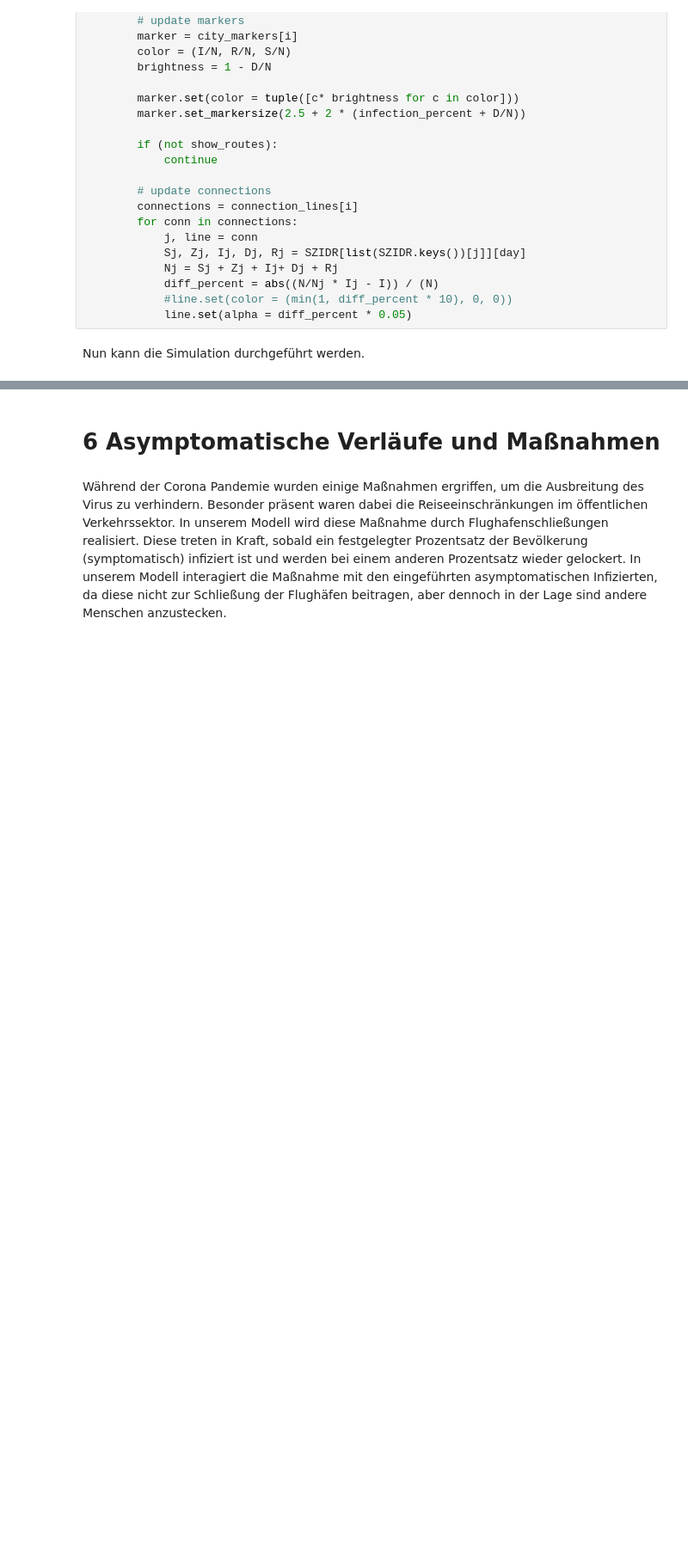
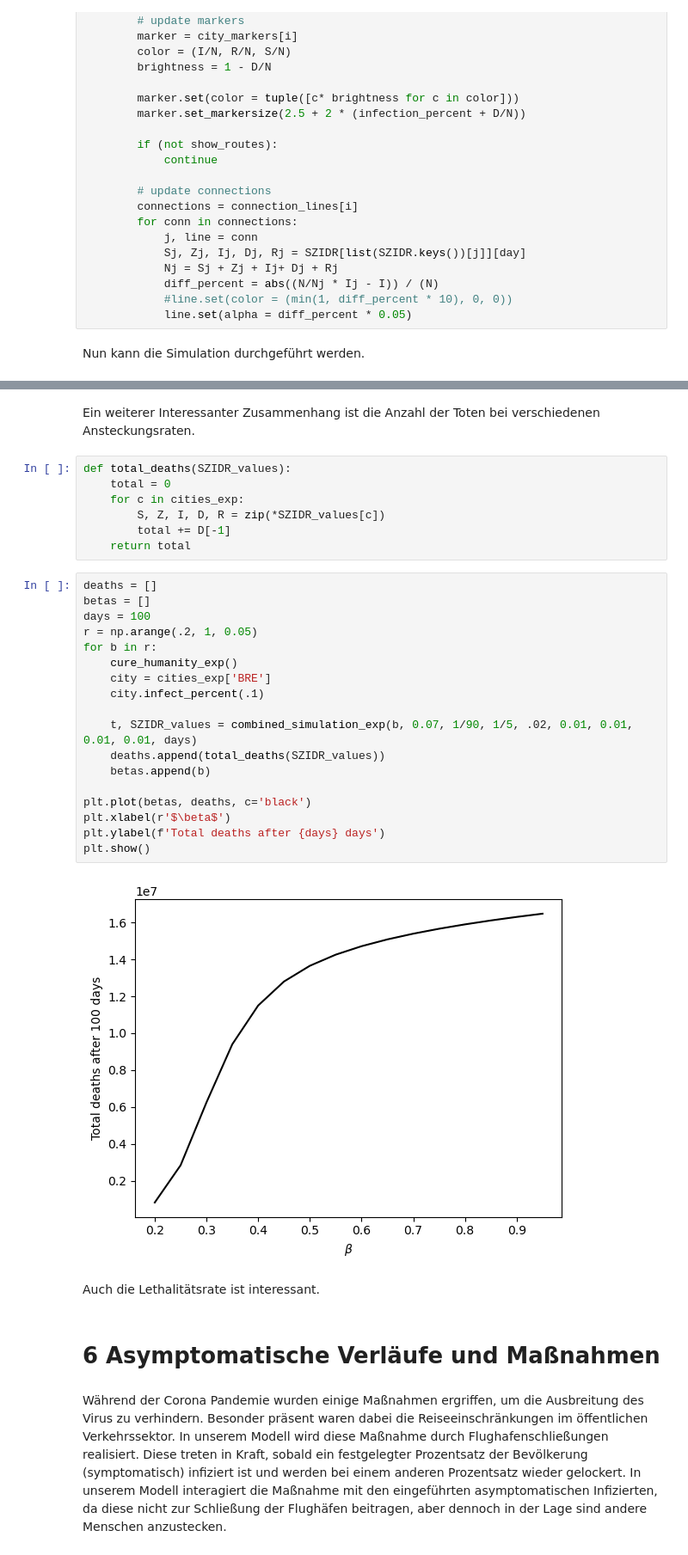
Before and after one commit to LoloSpirit/PlagueInc, a Jupyter notebook: Ausarbeitung_Projekt.ipynb, the cells around one changed output, grey strips where cells are left out. Shown at 86% size. Cells and saved outputs as stored; diff of their text form; blank space fills up the shorter version.

```diff
--- a/Ausarbeitung_Projekt.ipynb
+++ b/Ausarbeitung_Projekt.ipynb
@@ -1079,6 +1082,37 @@ create_infection_progress_animation(SZIDR_values, plot_state_exp, days, "SZIDR",
 # %% [output]
 saved
 [interactive output not drawn]
+# %% [markdown]
+Ein weiterer Interessanter Zusammenhang ist die Anzahl der Toten bei verschiedenen Ansteckungsraten.
+# %%
+def total_deaths(SZIDR_values):
+    total = 0
+    for c in cities_exp:
+        S, Z, I, D, R = zip(*SZIDR_values[c])
+        total += D[-1]
+    return total
+# %%
+deaths = []
+betas = []
+days = 100
+r = np.arange(.2, 1, 0.05)
+for b in r:
+    cure_humanity_exp()
+    city = cities_exp['BRE']
+    city.infect_percent(.1)
+
+    t, SZIDR_values = combined_simulation_exp(b, 0.07, 1/90, 1/5, .02, 0.01, 0.01, 0.01, 0.01, days)
+    deaths.append(total_deaths(SZIDR_values))
+    betas.append(b)
+
+plt.plot(betas, deaths, c='black')
+plt.xlabel(r'$\beta$')
+plt.ylabel(f'Total deaths after {days} days')
+plt.show()
+# %% [output]
+[figure, added]
+# %% [markdown]
+Auch die Lethalitätsrate ist interessant.
 # %% [markdown]
 # 6 Asymptomatische Verläufe und Maßnahmen
 # %% [markdown]
```
Also changed, not shown: parts of 11 cells of this notebook.
